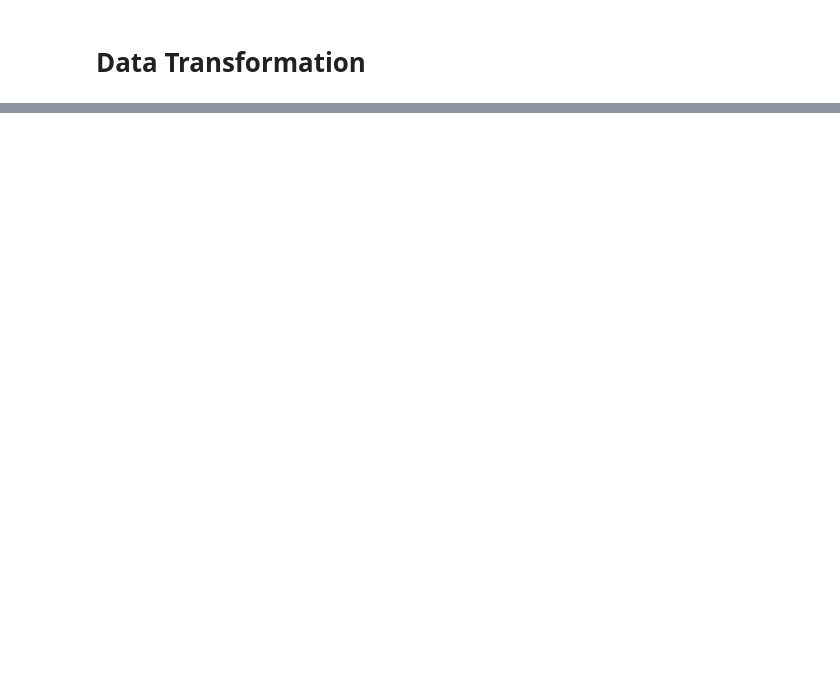
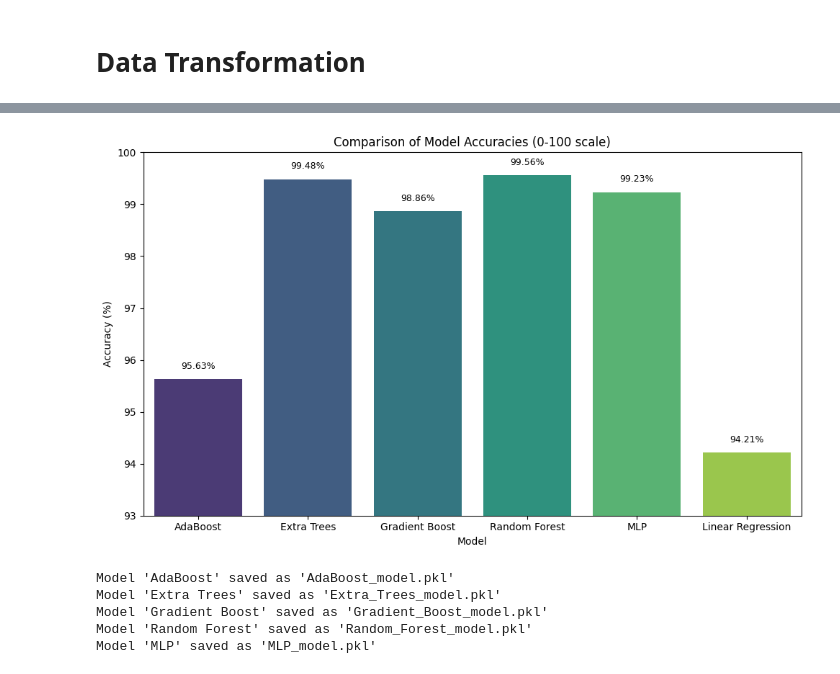
Before and after one commit to Jatinch05/Intrusion-Detection-System-using-ML, a Jupyter notebook: main.ipynb, the cells around one changed output, grey strips where cells are left out. Drawn from its saved outputs; the diff is of its cells as text; code cells hidden in the pictures; blank space fills up the shorter version.

```diff
--- a/main.ipynb
+++ b/main.ipynb
@@ -657,0 +535,44 @@ Permutation importance for MLP (even if built-in feature importances are not ava
+# %%
+import pickle
+import math
+
+# Convert accuracy from 0-1 to 0-100
+model_names = list(results.keys())
+accuracy_values = [results[name] * 100 for name in model_names]
+
+# Automatically determine lower bound of y-axis so that the lowest bar is visible
+lowest_acc = min(accuracy_values)
+# We'll go a bit below the lowest bar, but not below 0
+y_lower_bound = max(0, math.floor(lowest_acc) - 1)
+
+# Create a bar chart comparing model accuracies
+plt.figure(figsize=(10, 6))
+bars = sns.barplot(x=model_names, y=accuracy_values, palette="viridis")
+
+# Annotate each bar with its accuracy value
+for i, bar in enumerate(bars.patches):
+    bar_height = bar.get_height()
+    plt.text(bar.get_x() + bar.get_width()/2.0, bar_height + 0.2,
+             f"{bar_height:.2f}%", ha='center', fontsize=9)
+
+plt.ylabel("Accuracy (%)")
+plt.xlabel("Model")
+plt.title("Comparison of Model Accuracies (0-100 scale)")
+# Ensure the y-axis includes all bars
+plt.ylim(y_lower_bound, 100)
+plt.tight_layout()
+plt.show()
+
+# Dump all models to disk
+for name, model in models.items():
+    filename = f"{name.replace(' ', '_')}_model.pkl"
+    with open(filename, "wb") as f:
+        pickle.dump(model, f)
+    print(f"Model '{name}' saved as '{filename}'")
+# %% [output]
+[figure, added]
+Model 'AdaBoost' saved as 'AdaBoost_model.pkl'
+Model 'Extra Trees' saved as 'Extra_Trees_model.pkl'
+Model 'Gradient Boost' saved as 'Gradient_Boost_model.pkl'
+Model 'Random Forest' saved as 'Random_Forest_model.pkl'
+Model 'MLP' saved as 'MLP_model.pkl'
```
Also changed, not shown: parts of 49 cells of this notebook, 4 other files.
